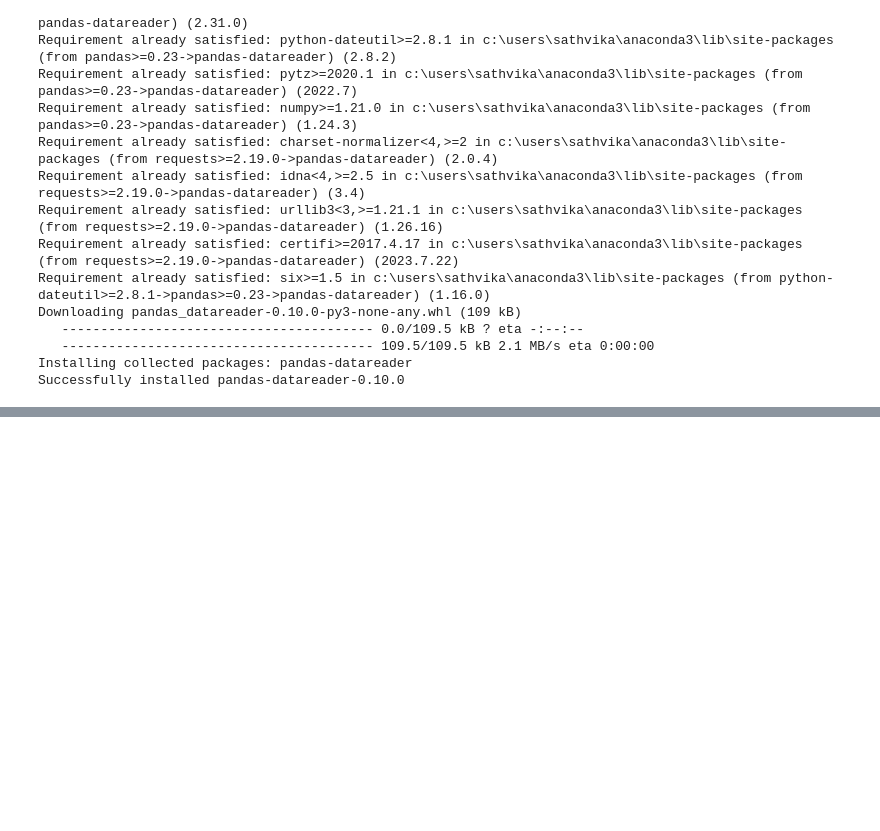
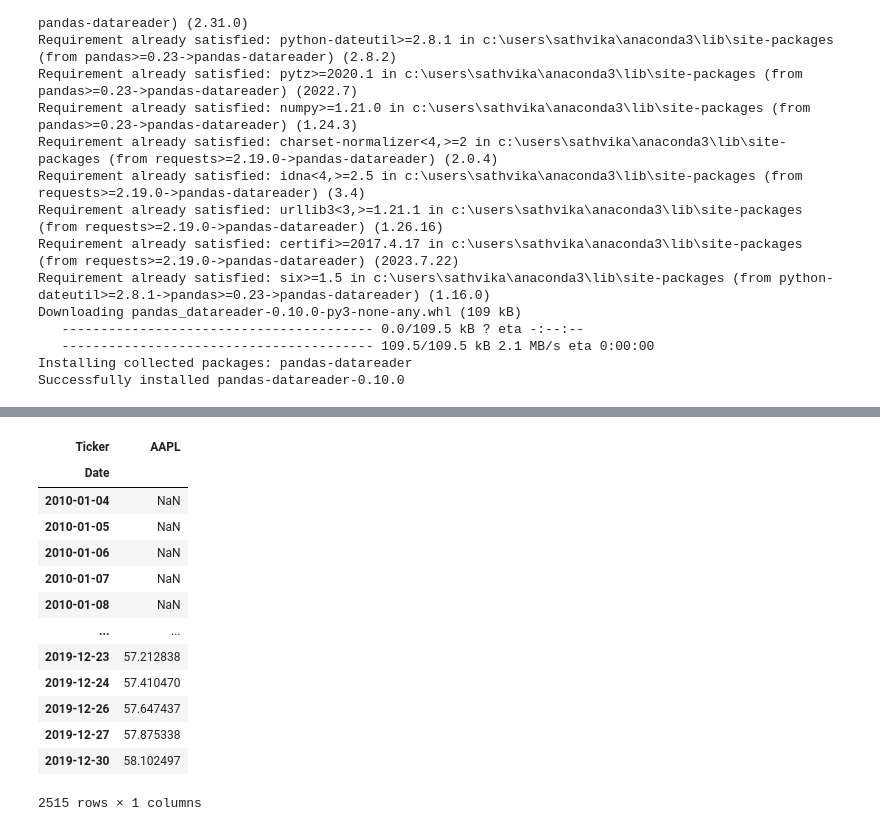
Before and after one commit to satwika-55/Stock-Trend-Predictor, a Jupyter notebook: main.ipynb, the cells around one changed output, grey strips where cells are left out. Saved outputs shown, nothing was run; the diff lists cells and outputs as text; code cells hidden in the pictures; blank space fills up the shorter version.

```diff
--- a/main.ipynb
+++ b/main.ipynb
@@ -48,0 +84,18 @@ NameError: name 'df' is not defined
+# %%
+ma100 = df.Close.rolling(100).mean()
+ma100
+# %% [output]
+| Ticker | AAPL |
+| Date |  |
+| 2010-01-04 | NaN |
+| 2010-01-05 | NaN |
+| 2010-01-06 | NaN |
+| 2010-01-07 | NaN |
+| 2010-01-08 | NaN |
+| ... | ... |
+| 2019-12-23 | 57.212838 |
+| 2019-12-24 | 57.410470 |
+| 2019-12-26 | 57.647437 |
+| 2019-12-27 | 57.875338 |
+| 2019-12-30 | 58.102497 |
+2515 rows × 1 columns
```
Also changed, not shown: parts of 16 cells of this notebook, 1 other file.
